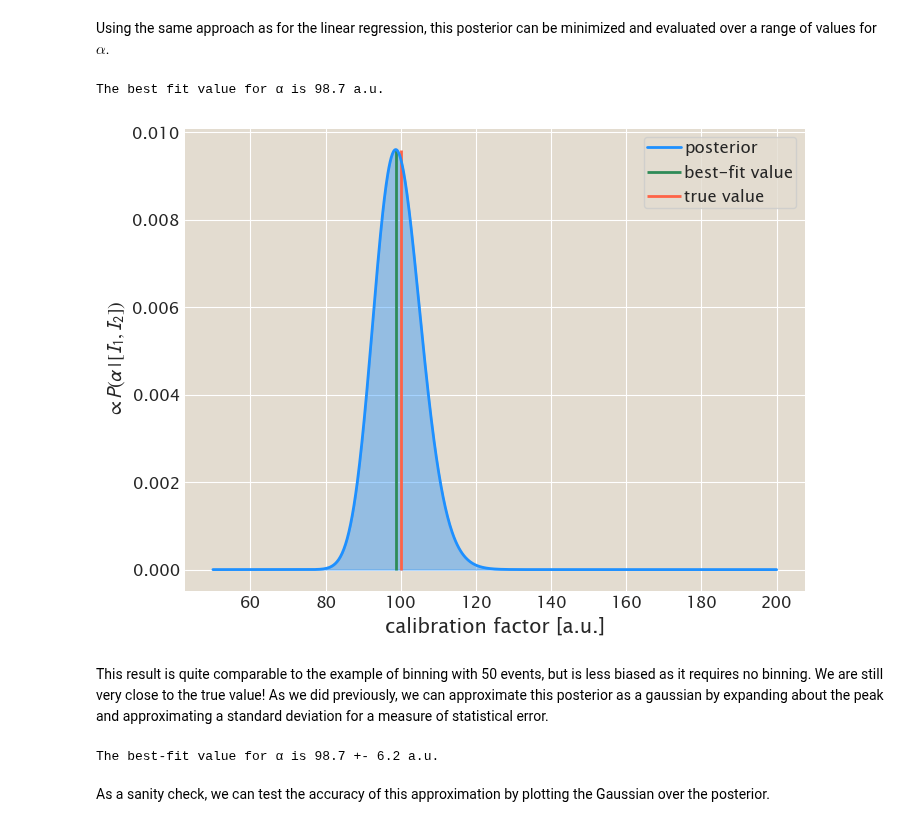
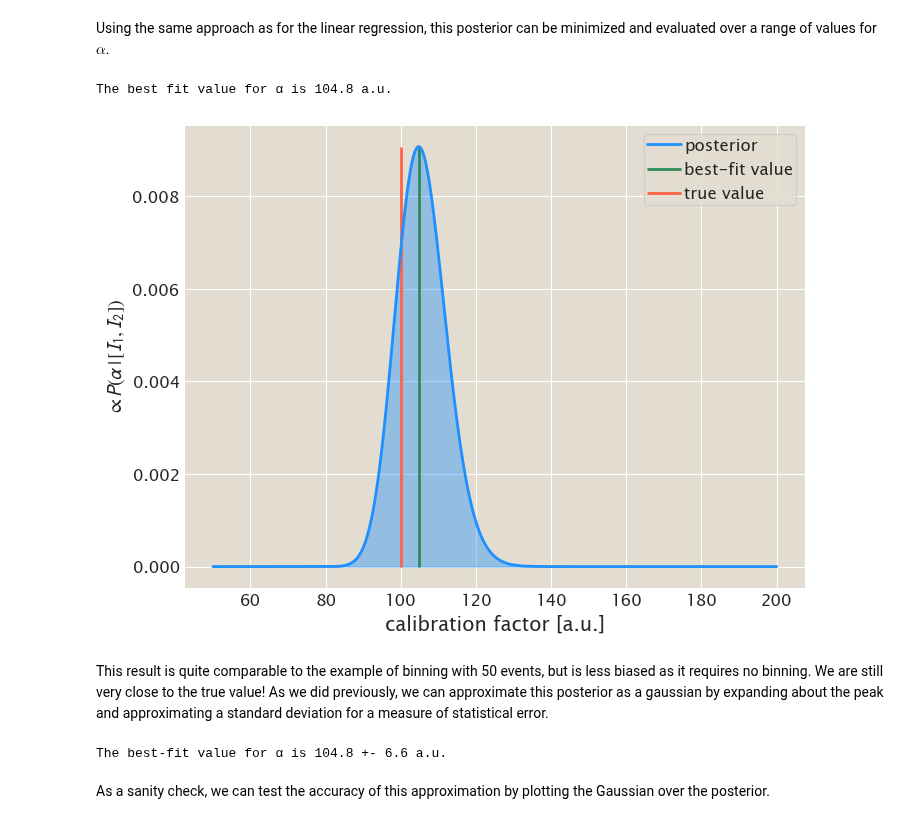
Before and after one commit to RPGroup-PBoC/mscl_survival, a Jupyter notebook: code/notebooks/estimation_of_calibration_factor.ipynb, the cells around one changed output. Saved outputs shown, nothing was run; the diff lists cells and outputs as text; code cells hidden in the pictures.

```diff
--- a/code/notebooks/estimation_of_calibration_factor.ipynb
+++ b/code/notebooks/estimation_of_calibration_factor.ipynb
@@ -327,7 +324,7 @@ That seems very close to the seeded value. We can evaluate the posterior over a
 alpha_range = np.linspace(50, 200, 1000)
 post = np.empty_like(alpha_range)
 for i, a in enumerate(alpha_range):
-    post[i] = log_posterior(a, mean_sq_diff, mean_summed, neg=False)
+    post[i] = log_posterior(a, mean_sq_diff, mean_I_tot, neg=False)
 
 # Normalize the posterior.
 post += post.min()
@@ -365,7 +362,7 @@ $$
 We can numerically approximate this expansion by using `numdifftools` to compute the Hessian, which is the matrix of the second derivatives. In this case, it will contain a single element.
 # %%
 # Compute the Hessian.
-hess = nd.approx_hess([alpha_opt], log_posterior, args=(mean_sq_diff, mean_summed, False))
+hess = nd.approx_hess([alpha_opt], log_posterior, args=(mean_sq_diff, mean_I_tot, False))
 cov = -np.linalg.inv(hess)[0]
 std_dev = np.sqrt(cov)[0]
 print("The standard deviation of the Gaussian approximation is {0:0.1f} a.u.".format(std_dev))
@@ -532,7 +529,7 @@ Since we have an analytical solution for the posterior, we don't need to rely on
 
 Below, we write a function that will compute this posterior much in the spirit of the linear regression log posterior.
 # %%
-def deterministic_log_posterior(alpha, I_1, I_2, neg=True):
+def deterministic_log_posterior(alpha, I_1, I_2, I_tot, neg=True):
     """
     Computes the log posterior of the deterministic solution to the estimation of the
     calibration factor value.
@@ -541,8 +538,8 @@ def deterministic_log_posterior(alpha, I_1, I_2, neg=True):
     ----------
     alpha : float
         The value of the calibration factor.
-    I_1, I_2 : 1d-arrays or Pandas Series
-        The intensity measurements of the daughter cells for a series of division events.
+    I_1, I_2, I_tot : 1d-arrays or Pandas Series
+        The intensity measurements of the daughter cells and the mother cell for a series of division events.
     neg : bool
         If True, the negative log posterior is returned. Default is True.
 
@@ -563,7 +560,7 @@ def deterministic_log_posterior(alpha, I_1, I_2, neg=True):
     # Compute the binomial coefficient.
     n_1 = I_1 / alpha
     n_2 = I_2 / alpha
-    n_tot = n_1 + n_2
+    n_tot = I_tot / alpha
     binom = scipy.special.gammaln(n_tot+1).sum() - scipy.special.gammaln(n_1+1).sum() -\
             scipy.special.gammaln(n_2+1).sum()
 
@@ -581,49 +578,50 @@ def deterministic_log_posterior(alpha, I_1, I_2, neg=True):
 Using the same approach as for the linear regression, this posterior can be minimized and evaluated over a range of values for $\alpha$.
 # %%
 # Minimize the log posterior and find the optimal value for alpha
-popt = scipy.optimize.minimize_scalar(deterministic_log_posterior, args=(df['I_1'].values, df['I_2'].values, True))
+popt = scipy.optimize.minimize_scalar(deterministic_log_posterior, args=(df['I_1'].values, df['I_2'].values, df['I_tot'].values,
+                                                                         True))
 alpha_opt = popt.x
 print('The best fit value for α is {0:0.1f} a.u.'.format(alpha_opt))
 # %% [output]
-The best fit value for α is 98.7 a.u.
+The best fit value for α is 104.8 a.u.
 # %%
 # Evaluate the log poseterior over a range of values for alpha.
 log_post = np.empty_like(alpha_range)
 for i, a in enumerate(alpha_range):
-    log_post[i] = deterministic_log_posterior(a, df['I_1'], df['I_2'], False)
+    log_post[i] = deterministic_log_posterior(a, df['I_1'], df['I_2'], df['I_tot'], False)
 
 # Normalize the log posterior
 log_post += np.abs(np.min(log_post))
 log_post = np.exp(log_post) / np.exp(log_post).sum()
 # Set up the figure canvas
 fig, ax = plt.subplots(1, 1)
 ax.set_xlabel('calibration factor [a.u.]')
 ax.set_ylabel(r'$\propto P(\alpha\,\vert\, [I_1, I_2])$')
 
 # Plot the evaluated posterior
 _ = ax.plot(alpha_range, log_post, '-', lw=2, color='dodgerblue', label='posterior')
 _ = ax.fill_between(alpha_range, 0, log_post, color='dodgerblue', alpha=0.4)
 
 # Plot the best-fit value.
 _ = ax.vlines(alpha_opt, 0, np.max(log_post), color='seagreen', label='best-fit value')
 
 # Plot the true value.
 _ = ax.vlines(alpha_seed, 0, np.max(log_post), color='tomato', label='true value')
 
 # Add a legend
 _ = ax.legend()
 # %% [output]
-[figure, old version]
+[figure, new version]
 # %% [markdown]
 This result is quite comparable to the example of binning with 50 events, but is less biased as it requires no binning. We are still very close to the true value! As we did previously, we can approximate this posterior as a gaussian by expanding about the peak and approximating a standard deviation for a measure of statistical error.
 # %%
 # Approximate as a Gaussian.
-hess = nd.approx_hess([alpha_opt], deterministic_log_posterior, args=(df['I_1'], df['I_2'], False))
+hess = nd.approx_hess([alpha_opt], deterministic_log_posterior, args=(df['I_1'], df['I_2'], df['I_tot'],  False))
 cov = -np.linalg.inv(hess)[0]
 std_dev = np.sqrt(cov)[0]
 print('The best-fit value for α is {0:0.1f} +- {1:0.1f} a.u.'.format(alpha_opt, std_dev))
 # %% [output]
-The best-fit value for α is 98.7 +- 6.2 a.u.
+The best-fit value for α is 104.8 +- 6.6 a.u.
 # %% [markdown]
 As a sanity check, we can test the accuracy of this approximation by plotting the Gaussian over the posterior.
 # %%
```
Also changed, not shown: parts of 12 cells of this notebook, 3 other files.
